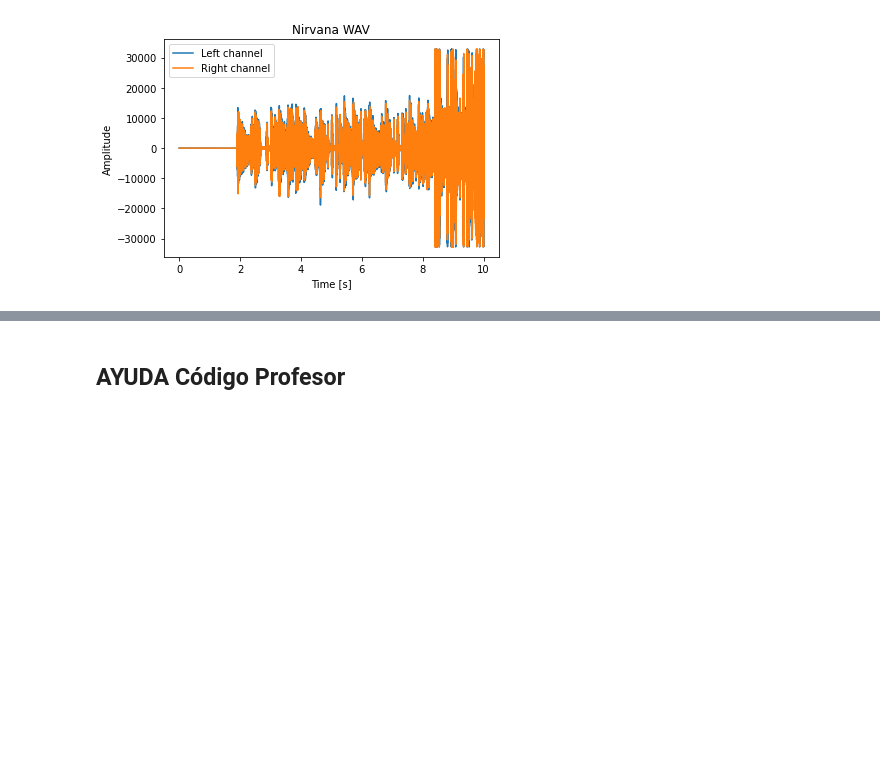
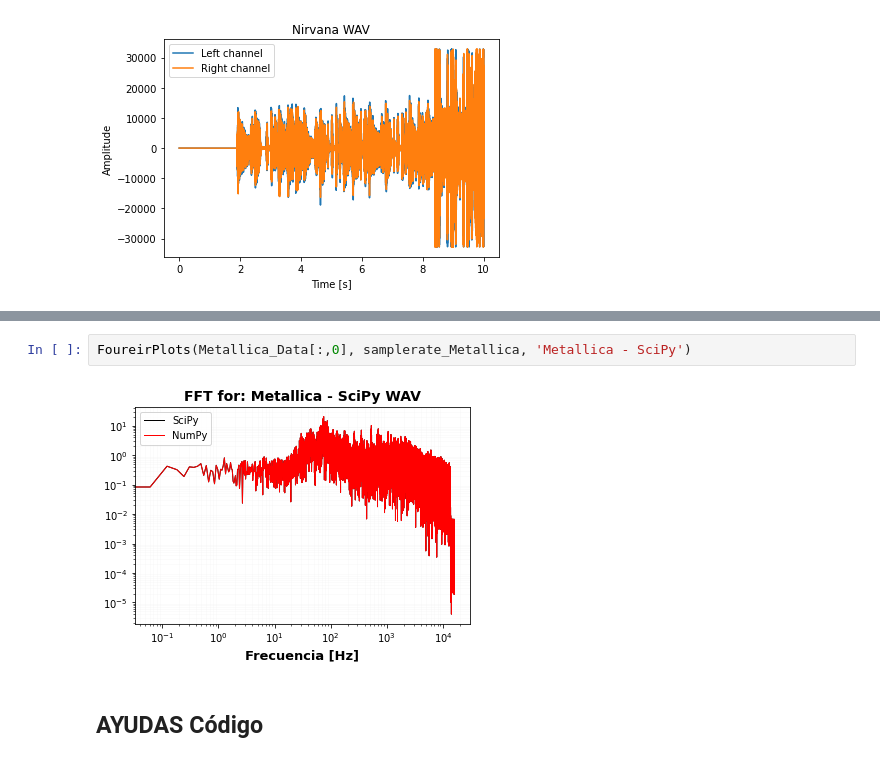
Before and after one commit to capajaro/DSP_Project, a Jupyter notebook: Proyecto_Final_DSP_UN.ipynb, the cells around one changed output, grey strips where cells are left out. Saved outputs shown, nothing was run; the diff lists cells and outputs as text; blank space fills up the shorter version.

```diff
--- a/Proyecto_Final_DSP_UN.ipynb
+++ b/Proyecto_Final_DSP_UN.ipynb
@@ -91,2 +126,6 @@ Metallica_Data.head()
+# %%
+FoureirPlots(Metallica_Data[:,0], samplerate_Metallica, 'Metallica - SciPy')
+# %% [output]
+[figure, added]
 # %% [markdown]
-## AYUDA Código Profesor
+## AYUDAS Código
```
Also changed, not shown: parts of 12 cells of this notebook.
